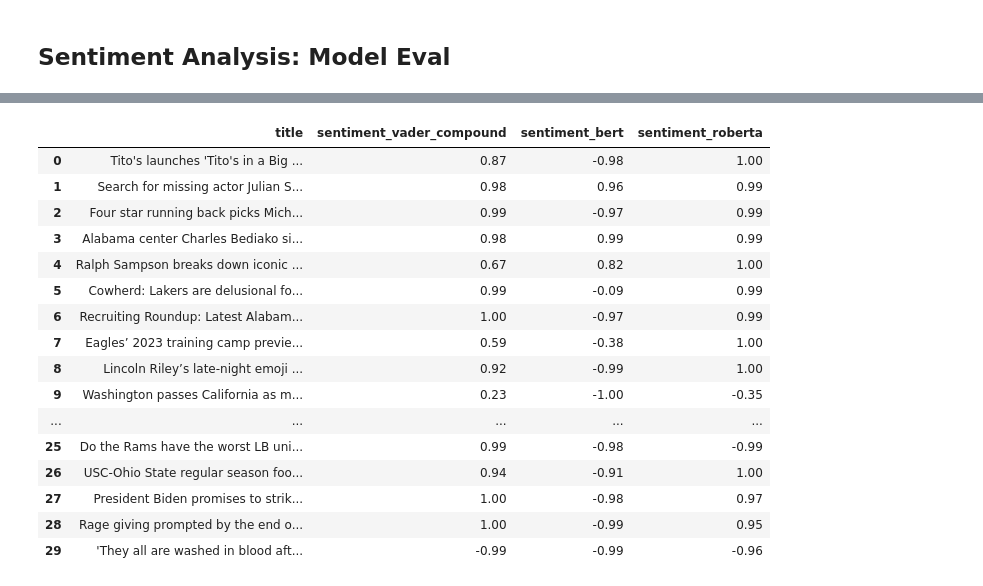
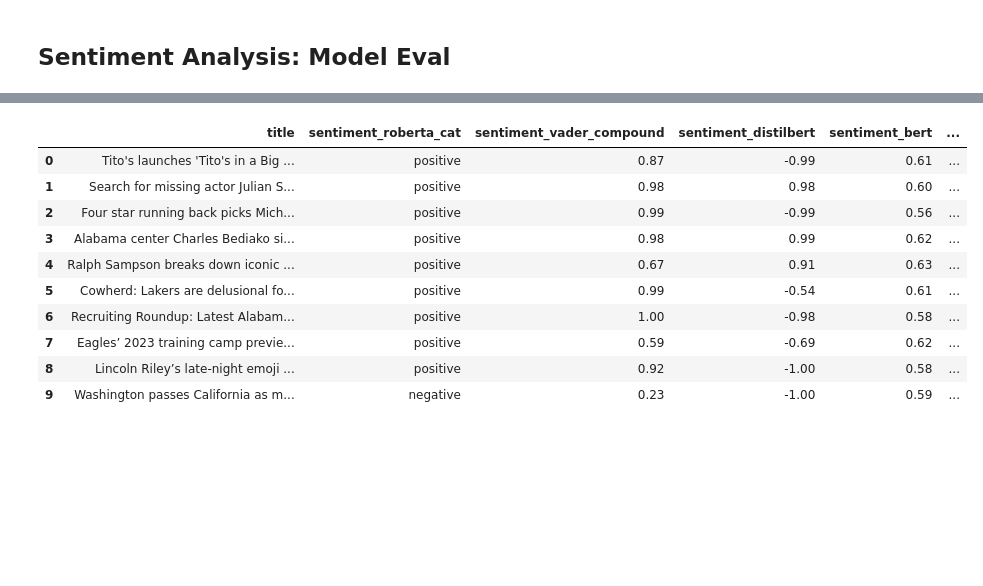
Before and after one commit to ads-capstone-su23/599_team_project, a Jupyter notebook: deliverables/ADS509_Team9_Capstone_09_Modeling_eval.ipynb, the cells around one changed output, grey strips where cells are left out. Saved outputs shown, nothing was run; the diff lists cells and outputs as text; code cells hidden in the pictures; blank space fills up the shorter version.

```diff
--- a/deliverables/ADS509_Team9_Capstone_09_Modeling_eval.ipynb
+++ b/deliverables/ADS509_Team9_Capstone_09_Modeling_eval.ipynb
@@ -34,8 +37,8 @@ news_05_df = pd.read_csv('../data/news-05.csv')
 news_05_df = pd.merge(news_00_df, news_05_df, on='text_id')
 
 # Load pre-processed embeddings as numpy array
-embeddings = np.load('../data/embeddings.npy', allow_pickle=True)
-news_05_df['embeddings'] = list(embeddings)
+#embeddings = np.load('../data/embeddings.npy', allow_pickle=True)
+#news_05_df['embeddings'] = list(embeddings)
 
 print(news_05_df.info())
 # %% [output]
@@ -94,21 +103,15 @@ plt.show()
 # %%
-news_05_df[:30][['title', 'sentiment_vader_compound', 'sentiment_bert', 'sentiment_roberta']]
+news_05_df[:10][['title', 'sentiment_roberta_cat'] + list(models.keys())]
 # %% [output]
-|  | title | sentiment_vader_compound | sentiment_bert | sentiment_roberta |
-| 0 | Tito's launches 'Tito's in a Big ... | 0.87 | -0.98 | 1.00 |
-| 1 | Search for missing actor Julian S... | 0.98 | 0.96 | 0.99 |
-| 2 | Four star running back picks Mich... | 0.99 | -0.97 | 0.99 |
-| 3 | Alabama center Charles Bediako si... | 0.98 | 0.99 | 0.99 |
-| 4 | Ralph Sampson breaks down iconic ... | 0.67 | 0.82 | 1.00 |
-| 5 | Cowherd: Lakers are delusional fo... | 0.99 | -0.09 | 0.99 |
-| 6 | Recruiting Roundup: Latest Alabam... | 1.00 | -0.97 | 0.99 |
-| 7 | Eagles’ 2023 training camp previe... | 0.59 | -0.38 | 1.00 |
-| 8 | Lincoln Riley’s late-night emoji ... | 0.92 | -0.99 | 1.00 |
-| 9 | Washington passes California as m... | 0.23 | -1.00 | -0.35 |
-| ... | ... | ... | ... | ... |
-| 25 | Do the Rams have the worst LB uni... | 0.99 | -0.98 | -0.99 |
-| 26 | USC-Ohio State regular season foo... | 0.94 | -0.91 | 1.00 |
-| 27 | President Biden promises to strik... | 1.00 | -0.98 | 0.97 |
-| 28 | Rage giving prompted by the end o... | 1.00 | -0.99 | 0.95 |
-| 29 | 'They all are washed in blood aft... | -0.99 | -0.99 | -0.96 |
+|  | title | sentiment_roberta_cat | sentiment_vader_compound | sentiment_distilbert | sentiment_bert | ... |
+| 0 | Tito's launches 'Tito's in a Big ... | positive | 0.87 | -0.99 | 0.61 | ... |
+| 1 | Search for missing actor Julian S... | positive | 0.98 | 0.98 | 0.60 | ... |
+| 2 | Four star running back picks Mich... | positive | 0.99 | -0.99 | 0.56 | ... |
+| 3 | Alabama center Charles Bediako si... | positive | 0.98 | 0.99 | 0.62 | ... |
+| 4 | Ralph Sampson breaks down iconic ... | positive | 0.67 | 0.91 | 0.63 | ... |
+| 5 | Cowherd: Lakers are delusional fo... | positive | 0.99 | -0.54 | 0.61 | ... |
+| 6 | Recruiting Roundup: Latest Alabam... | positive | 1.00 | -0.98 | 0.58 | ... |
+| 7 | Eagles’ 2023 training camp previe... | positive | 0.59 | -0.69 | 0.62 | ... |
+| 8 | Lincoln Riley’s late-night emoji ... | positive | 0.92 | -1.00 | 0.58 | ... |
+| 9 | Washington passes California as m... | negative | 0.23 | -1.00 | 0.59 | ... |
 # %%
```
Also changed, not shown: parts of 4 cells of this notebook, 2 other files.
